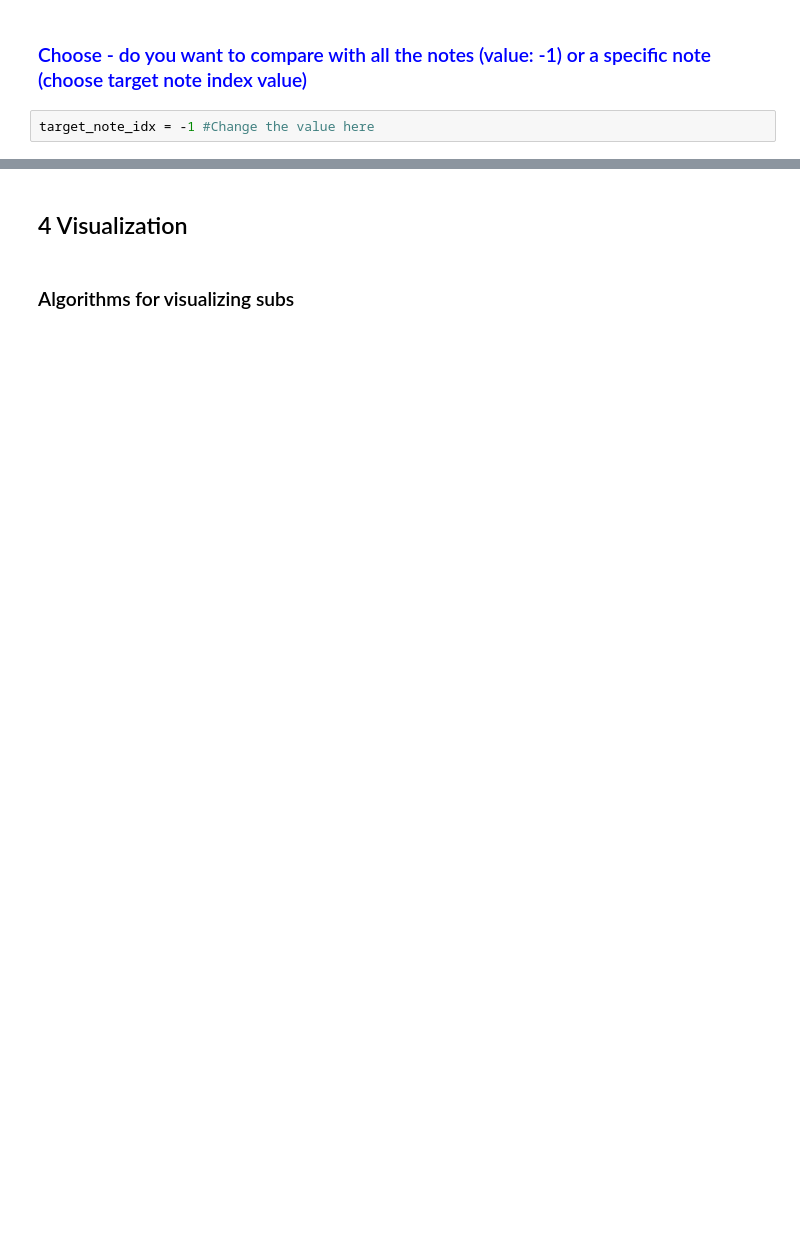
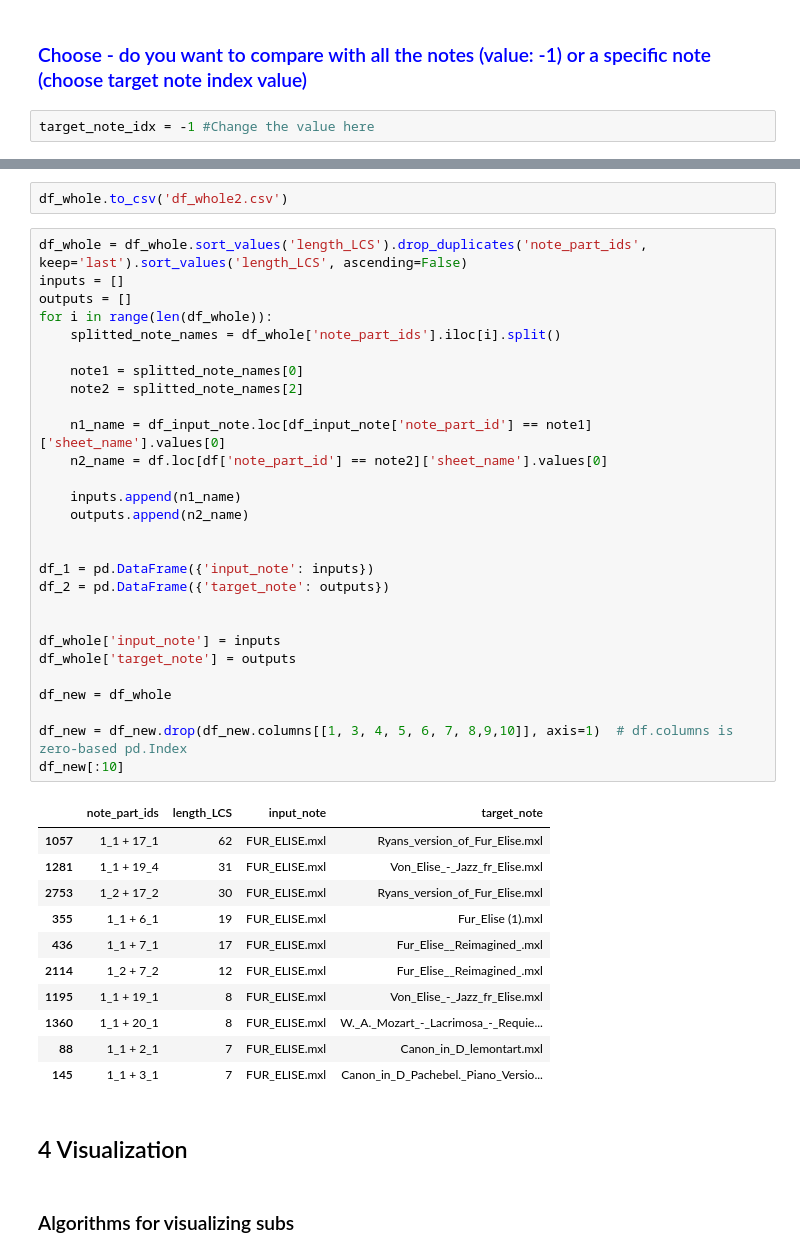
Before and after one commit to LudvigL123/digital_sheet_music_analysis, a Jupyter notebook: diginote.ipynb, the cells around one changed output, grey strips where cells are left out. Saved outputs shown, nothing was run; the diff lists cells and outputs as text; blank space fills up the shorter version.

```diff
--- a/diginote.ipynb
+++ b/diginote.ipynb
@@ -810,3 +808,45 @@ df_whole.to_csv('fur_elise_analysis.csv')
+# %%
+df_whole.to_csv('df_whole2.csv')
+# %%
+df_whole = df_whole.sort_values('length_LCS').drop_duplicates('note_part_ids', keep='last').sort_values('length_LCS', ascending=False)
+inputs = []
+outputs = []
+for i in range(len(df_whole)):
+    splitted_note_names = df_whole['note_part_ids'].iloc[i].split()
+
+    note1 = splitted_note_names[0]
+    note2 = splitted_note_names[2]
+
+    n1_name = df_input_note.loc[df_input_note['note_part_id'] == note1]['sheet_name'].values[0]
+    n2_name = df.loc[df['note_part_id'] == note2]['sheet_name'].values[0]
+
+    inputs.append(n1_name)
+    outputs.append(n2_name)
+
+
+df_1 = pd.DataFrame({'input_note': inputs})
+df_2 = pd.DataFrame({'target_note': outputs})
+
+
+df_whole['input_note'] = inputs
+df_whole['target_note'] = outputs
+
+df_new = df_whole
+
+df_new = df_new.drop(df_new.columns[[1, 3, 4, 5, 6, 7, 8,9,10]], axis=1)  # df.columns is zero-based pd.Index
+df_new[:10]
+# %% [output]
+|  | note_part_ids | length_LCS | input_note | target_note |
+| 1057 | 1_1 + 17_1 | 62 | FUR_ELISE.mxl | Ryans_version_of_Fur_Elise.mxl |
+| 1281 | 1_1 + 19_4 | 31 | FUR_ELISE.mxl | Von_Elise_-_Jazz_fr_Elise.mxl |
+| 2753 | 1_2 + 17_2 | 30 | FUR_ELISE.mxl | Ryans_version_of_Fur_Elise.mxl |
+| 355 | 1_1 + 6_1 | 19 | FUR_ELISE.mxl | Fur_Elise (1).mxl |
+| 436 | 1_1 + 7_1 | 17 | FUR_ELISE.mxl | Fur_Elise__Reimagined_.mxl |
+| 2114 | 1_2 + 7_2 | 12 | FUR_ELISE.mxl | Fur_Elise__Reimagined_.mxl |
+| 1195 | 1_1 + 19_1 | 8 | FUR_ELISE.mxl | Von_Elise_-_Jazz_fr_Elise.mxl |
+| 1360 | 1_1 + 20_1 | 8 | FUR_ELISE.mxl | W._A._Mozart_-_Lacrimosa_-_Requie... |
+| 88 | 1_1 + 2_1 | 7 | FUR_ELISE.mxl | Canon_in_D_lemontart.mxl |
+| 145 | 1_1 + 3_1 | 7 | FUR_ELISE.mxl | Canon_in_D_Pachebel._Piano_Versio... |
 # %% [markdown]
 ## 4 Visualization
 # %% [markdown]
```
Also changed, not shown: parts of 30 cells of this notebook, 10 other files.
